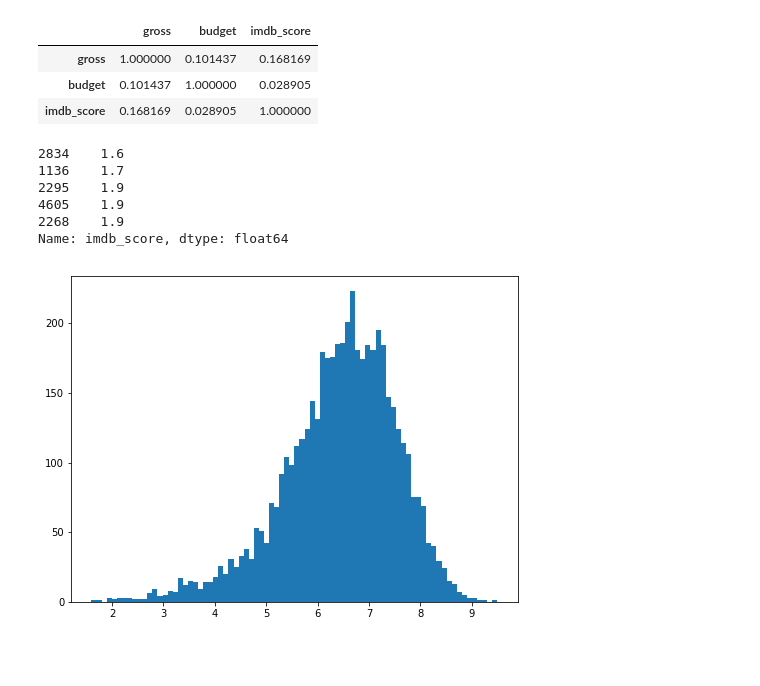
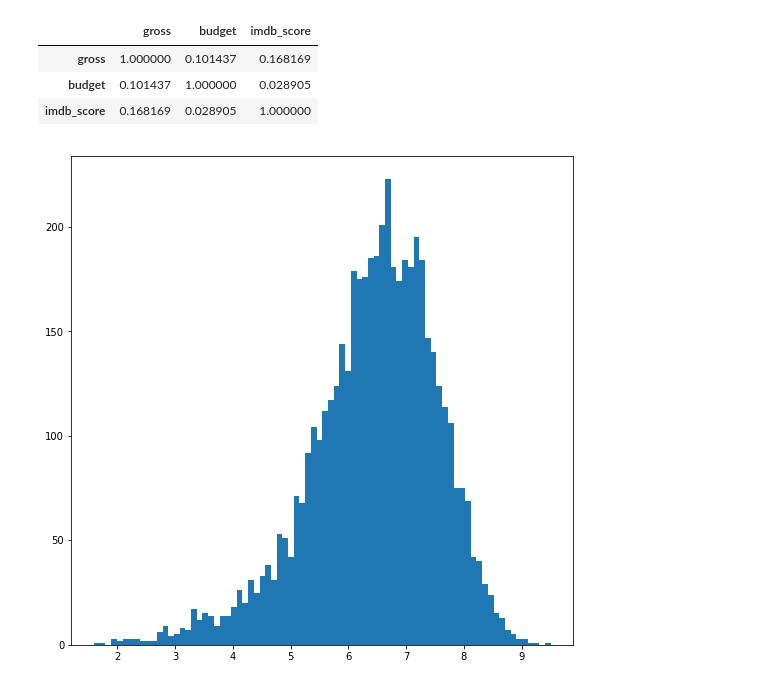
Before and after one commit to annulet/matstat, a Jupyter notebook: project.ipynb, the cells around one changed output. Drawn from its saved outputs; the diff is of its cells as text; code cells hidden in the pictures; blank space fills up the shorter version.

```diff
--- a/project.ipynb
+++ b/project.ipynb
@@ -114,19 +114,12 @@ imdb.corr()
 | gross | 1.000000 | 0.101437 | 0.168169 |
 | budget | 0.101437 | 1.000000 | 0.028905 |
 | imdb_score | 0.168169 | 0.028905 | 1.000000 |
+# %%
+from pylab import rcParams
+rcParams['figure.figsize'] = 9, 9
 # %%
-score = imdb.loc[:, 'imdb_score'].sort_values()
-score.head()
+score = imdb.loc[:, 'imdb_score']
+plt.hist(score, bins=80)
+plt.show()
 # %% [output]
-2834    1.6
-1136    1.7
-2295    1.9
-4605    1.9
-2268    1.9
-Name: imdb_score, dtype: float64
+[figure, added]
-# %%
-rcParams['figure.figsize'] = 8, 6
-plt.hist(score, bins=80)
-plt.show()
-# %% [output]
-[figure, removed]
```
Also changed, not shown: parts of 7 cells of this notebook.
